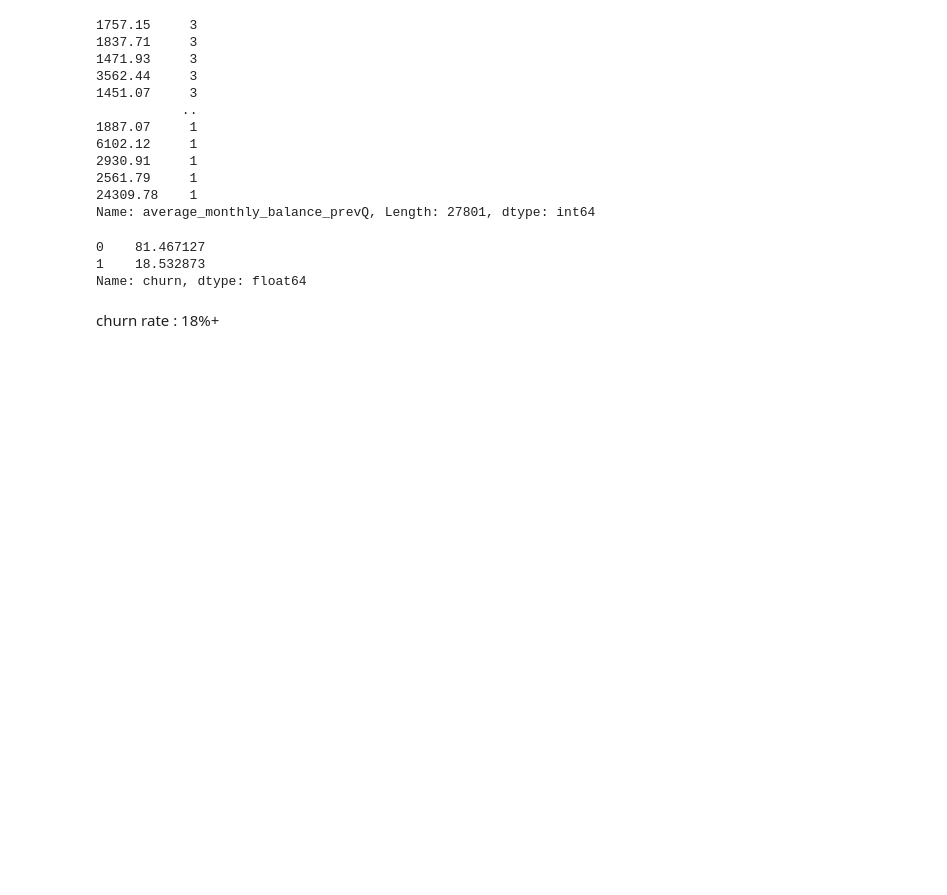
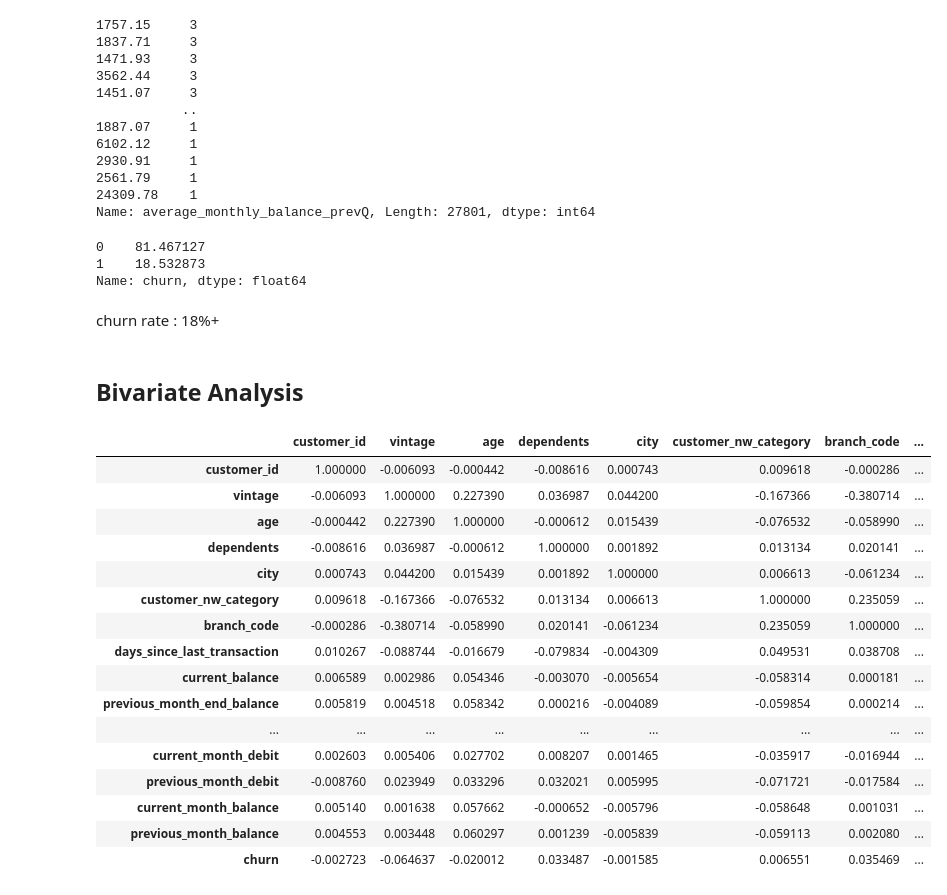
Before and after one commit to vinaykumar7686/Churn-Prediction, a Jupyter notebook: churn_prediction.ipynb, the cells around one changed output. Saved outputs shown, nothing was run; the diff lists cells and outputs as text; code cells hidden in the pictures; blank space fills up the shorter version.

Commit message:
Bivariate Analysis done and created a few variables for analysis

```diff
--- a/churn_prediction.ipynb
+++ b/churn_prediction.ipynb
@@ -212,3 +212,25 @@ data['churn'].value_counts()*100/len(data['churn'])
 Name: churn, dtype: float64
 # %% [markdown]
 churn rate : 18%+
+# %% [markdown]
+## Bivariate Analysis
+# %%
+data.corr()
+# %% [output]
+|  | customer_id | vintage | age | dependents | city | customer_nw_category | branch_code | ... |
+| customer_id | 1.000000 | -0.006093 | -0.000442 | -0.008616 | 0.000743 | 0.009618 | -0.000286 | ... |
+| vintage | -0.006093 | 1.000000 | 0.227390 | 0.036987 | 0.044200 | -0.167366 | -0.380714 | ... |
+| age | -0.000442 | 0.227390 | 1.000000 | -0.000612 | 0.015439 | -0.076532 | -0.058990 | ... |
+| dependents | -0.008616 | 0.036987 | -0.000612 | 1.000000 | 0.001892 | 0.013134 | 0.020141 | ... |
+| city | 0.000743 | 0.044200 | 0.015439 | 0.001892 | 1.000000 | 0.006613 | -0.061234 | ... |
+| customer_nw_category | 0.009618 | -0.167366 | -0.076532 | 0.013134 | 0.006613 | 1.000000 | 0.235059 | ... |
+| branch_code | -0.000286 | -0.380714 | -0.058990 | 0.020141 | -0.061234 | 0.235059 | 1.000000 | ... |
+| days_since_last_transaction | 0.010267 | -0.088744 | -0.016679 | -0.079834 | -0.004309 | 0.049531 | 0.038708 | ... |
+| current_balance | 0.006589 | 0.002986 | 0.054346 | -0.003070 | -0.005654 | -0.058314 | 0.000181 | ... |
+| previous_month_end_balance | 0.005819 | 0.004518 | 0.058342 | 0.000216 | -0.004089 | -0.059854 | 0.000214 | ... |
+| ... | ... | ... | ... | ... | ... | ... | ... | ... |
+| current_month_debit | 0.002603 | 0.005406 | 0.027702 | 0.008207 | 0.001465 | -0.035917 | -0.016944 | ... |
+| previous_month_debit | -0.008760 | 0.023949 | 0.033296 | 0.032021 | 0.005995 | -0.071721 | -0.017584 | ... |
+| current_month_balance | 0.005140 | 0.001638 | 0.057662 | -0.000652 | -0.005796 | -0.058648 | 0.001031 | ... |
+| previous_month_balance | 0.004553 | 0.003448 | 0.060297 | 0.001239 | -0.005839 | -0.059113 | 0.002080 | ... |
+| churn | -0.002723 | -0.064637 | -0.020012 | 0.033487 | -0.001585 | 0.006551 | 0.035469 | ... |
```
Also changed, not shown: parts of 11 cells of this notebook.
